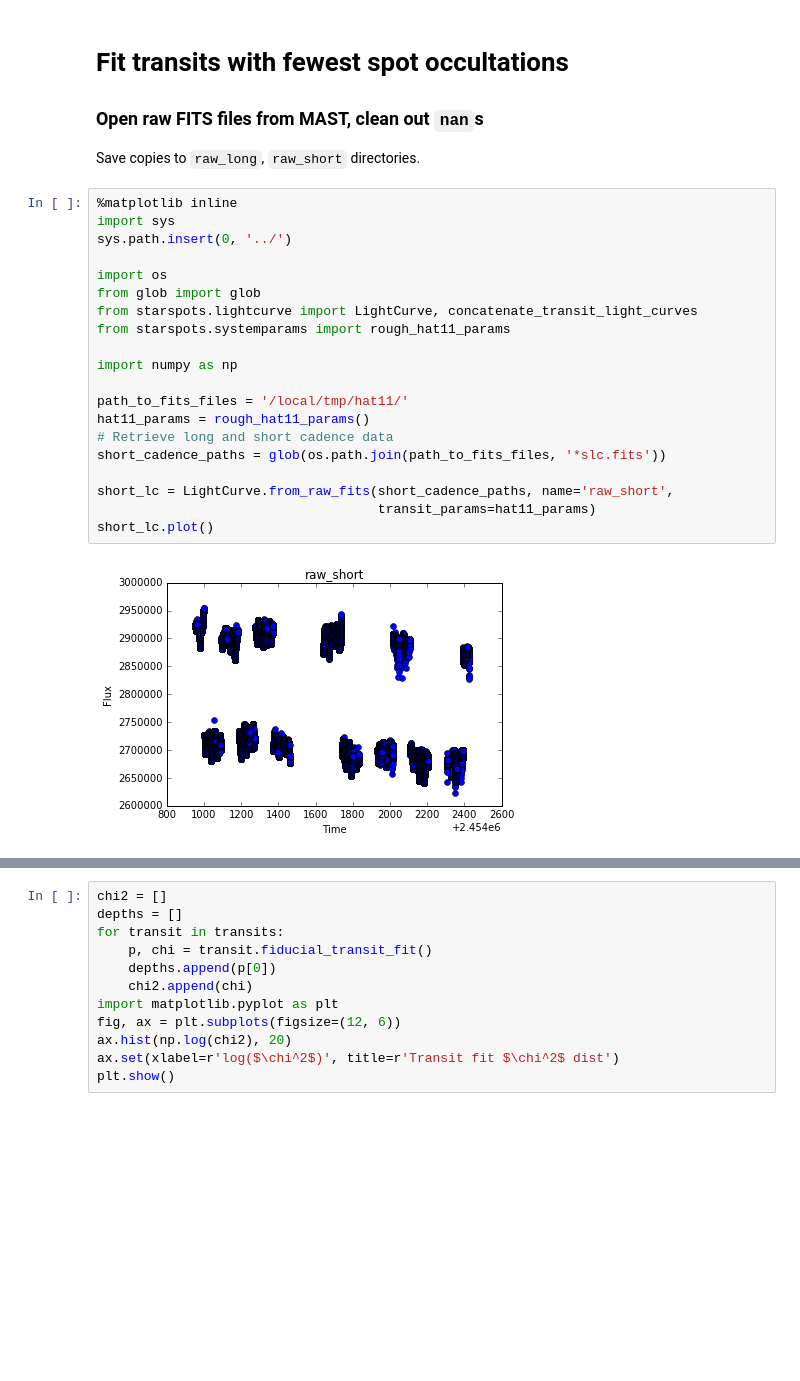
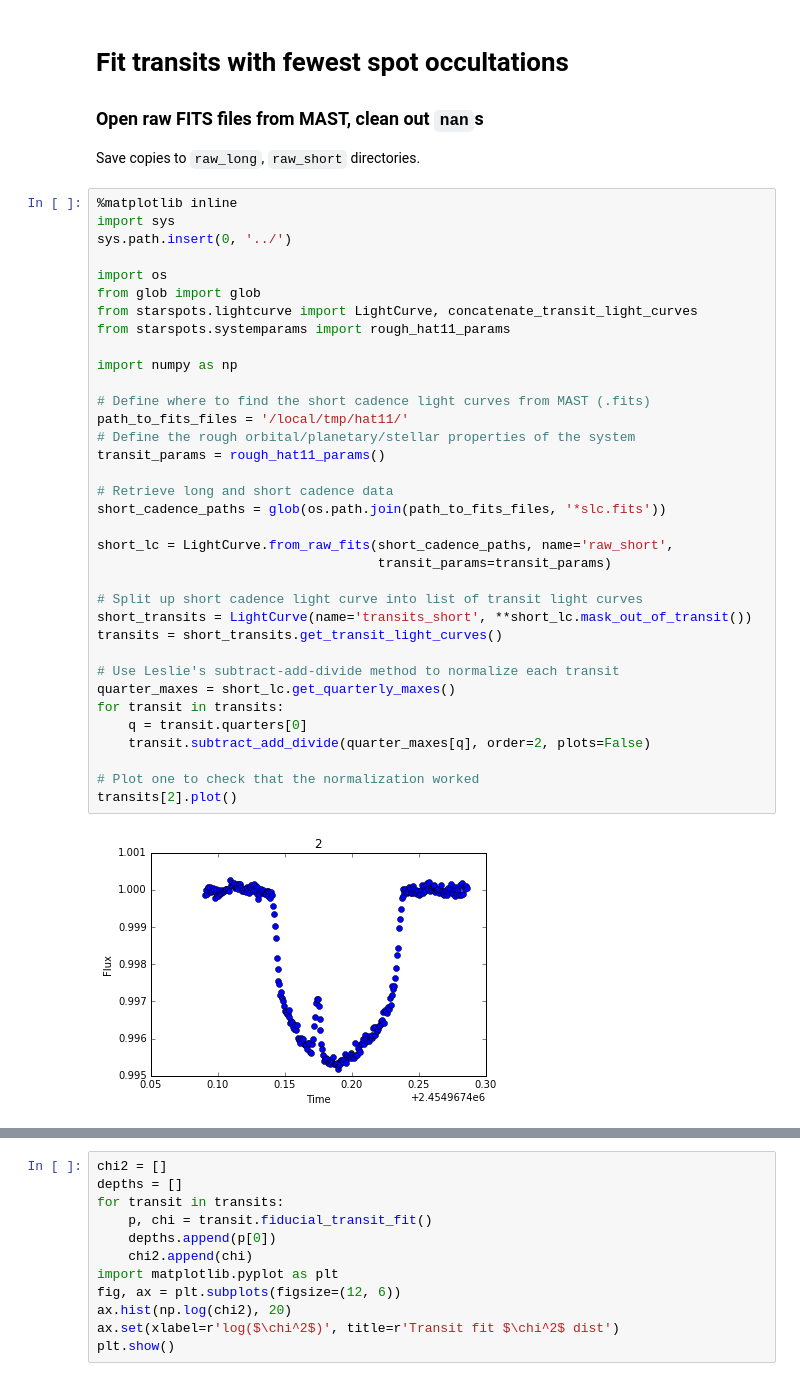
Before and after one commit to bmorris3/starspots, a Jupyter notebook: hat11/fit_transit_shallow.ipynb, the cells around one changed output, grey strips where cells are left out. Drawn from its saved outputs; the diff is of its cells as text; blank space fills up the shorter version.

Commit message:
Generalizing fit_transit_shallow so it can be applied to k17, seems to be working

```diff
--- a/hat11/fit_transit_shallow.ipynb
+++ b/hat11/fit_transit_shallow.ipynb
@@ -8,22 +8,37 @@ Save copies to `raw_long`, `raw_short` directories.
 # %%
 %matplotlib inline
 import sys
 sys.path.insert(0, '../')
 
 import os
 from glob import glob
 from starspots.lightcurve import LightCurve, concatenate_transit_light_curves
 from starspots.systemparams import rough_hat11_params
 
 import numpy as np
 
+# Define where to find the short cadence light curves from MAST (.fits)
 path_to_fits_files = '/local/tmp/hat11/'
-hat11_params = rough_hat11_params()
+# Define the rough orbital/planetary/stellar properties of the system
+transit_params = rough_hat11_params()
+
 # Retrieve long and short cadence data
 short_cadence_paths = glob(os.path.join(path_to_fits_files, '*slc.fits'))
 
 short_lc = LightCurve.from_raw_fits(short_cadence_paths, name='raw_short',
-                                    transit_params=hat11_params)
-short_lc.plot()
+                                    transit_params=transit_params)
+
+# Split up short cadence light curve into list of transit light curves
+short_transits = LightCurve(name='transits_short', **short_lc.mask_out_of_transit())
+transits = short_transits.get_transit_light_curves()
+
+# Use Leslie's subtract-add-divide method to normalize each transit
+quarter_maxes = short_lc.get_quarterly_maxes()
+for transit in transits:
+    q = transit.quarters[0]
+    transit.subtract_add_divide(quarter_maxes[q], order=2, plots=False)
+
+# Plot one to check that the normalization worked
+transits[2].plot()
 # %% [output]
-[figure, old version]
+[figure, new version]
```
Also changed, not shown: parts of 22 cells of this notebook, 1 other file.
